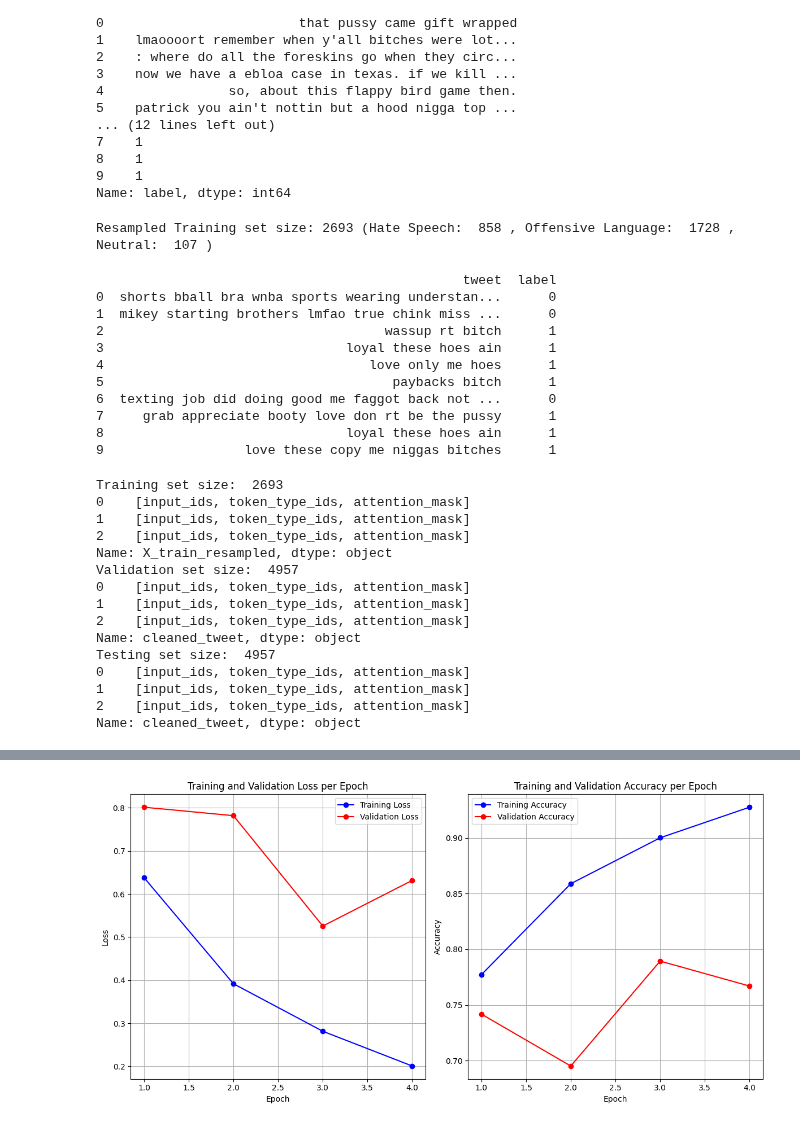
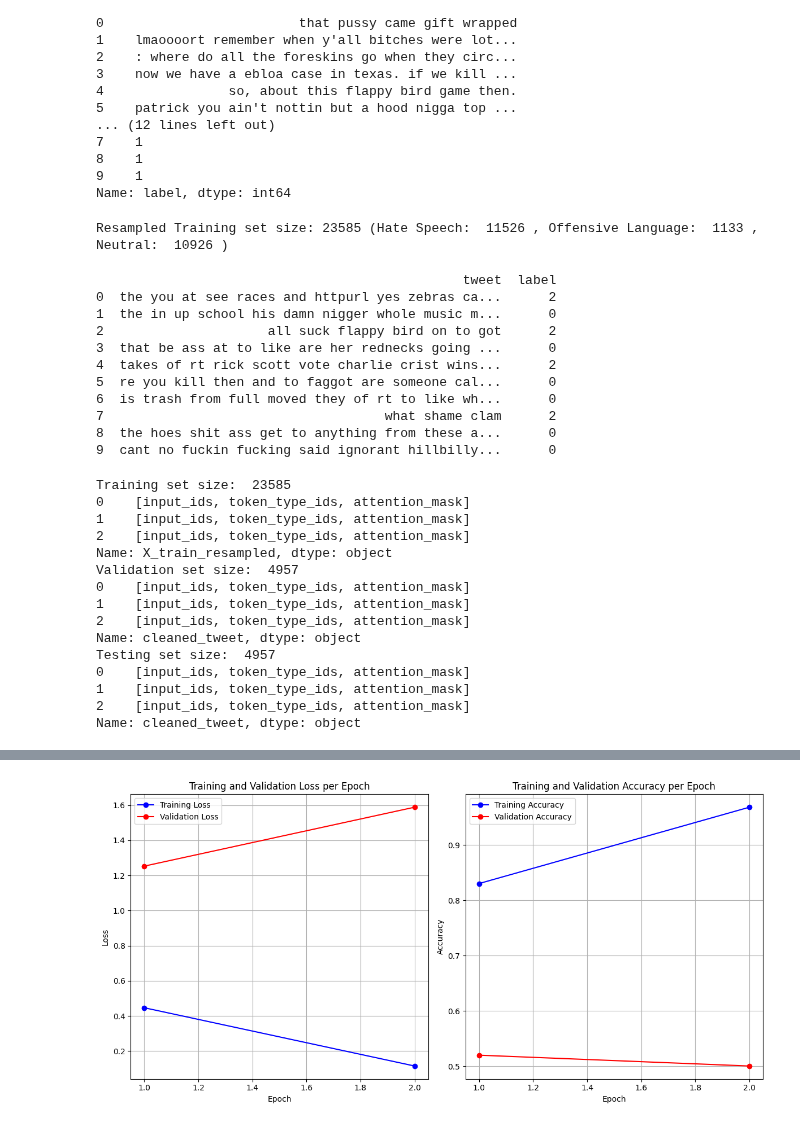
Before and after one commit to wh476/ML4Health, a Jupyter notebook: BERTweet_multiclass.ipynb, the cells around one changed output, grey strips where cells are left out. Saved outputs shown, nothing was run; the diff lists cells and outputs as text; code cells hidden in the pictures.

```diff
--- a/BERTweet_multiclass.ipynb
+++ b/BERTweet_multiclass.ipynb
@@ -138,25 +138,29 @@ tfidf_vectorizer = TfidfVectorizer(max_features=10000)
 # Fit TF-IDF vectorizer on the training data
 X_train_tfidf = tfidf_vectorizer.fit_transform(X_train)
 
+# Apply SMOTE to balance the dataset
+# smote = SMOTE(random_state=42, sampling_strategy='auto', k_neighbors=5)
+# X_train_smote, y_train_resampled = smote.fit_resample(X_train_tfidf, y_train)
+# print("Resampled Training set size:", X_train_smote.shape[0], "(Hate Speech: ", sum(y_train_resampled == 0), ", Offensive Language: ", sum(y_train_resampled == 1), ", Neutral: ", sum(y_train_resampled == 2), ")")
+
 # Apply ENN to balance the dataset
-enn = EditedNearestNeighbours(kind_sel='mode', n_neighbors=5)
-X_train_enn, y_train_resampled = enn.fit_resample(X_train_tfidf, y_train)
+# enn = EditedNearestNeighbours(kind_sel='mode', n_neighbors=2)
+# X_train_enn, y_train_resampled = enn.fit_resample(X_train_tfidf, y_train)
+# print("Resampled Training set size:", X_train_enn.shape[0], "(Hate Speech: ", sum(y_train_resampled == 0), ", Offensive Language: ", sum(y_train_resampled == 1), ", Neutral: ", sum(y_train_resampled == 2), ")")
 
 # Apply SMOTEENN to balance the dataset
-# smote_enn = SMOTEENN(random_state=42,
-#                      n_jobs=-1,
-#                      sampling_strategy='auto',
-#                      smote=SMOTE(sampling_strategy='auto', k_neighbors=5),
-#                      enn=EditedNearestNeighbours(kind_sel='mode', n_neighbors=3))
-# X_train_smote_enn, y_train_resampled = smote_enn.fit_resample(X_train_tfidf, y_train)
-
-# Print the sizes of resampled training set
-print("Resampled Training set size:", X_train_enn.shape[0], "(Hate Speech: ", sum(y_train_resampled == 0), ", Offensive Language: ", sum(y_train_resampled == 1), ", Neutral: ", sum(y_train_resampled == 2), ")")
+smote_enn = SMOTEENN(random_state=42,
+                     n_jobs=-1,
+                     sampling_strategy='auto',
+                     smote=SMOTE(sampling_strategy='auto', k_neighbors=5),
+                     enn=EditedNearestNeighbours(kind_sel='mode', n_neighbors=3))
+X_train_smote_enn, y_train_resampled = smote_enn.fit_resample(X_train_tfidf, y_train)
+print("Resampled Training set size:", X_train_smote_enn.shape[0], "(Hate Speech: ", sum(y_train_resampled == 0), ", Offensive Language: ", sum(y_train_resampled == 1), ", Neutral: ", sum(y_train_resampled == 2), ")")
 # %% [output]
-Resampled Training set size: 2693 (Hate Speech:  858 , Offensive Language:  1728 , Neutral:  107 )
+Resampled Training set size: 23585 (Hate Speech:  11526 , Offensive Language:  1133 , Neutral:  10926 )
 # %%
 # Convert TF-IDF transformed data back to text
-X_train_resampled_text = tfidf_vectorizer.inverse_transform(X_train_enn)
+X_train_resampled_text = tfidf_vectorizer.inverse_transform(X_train_smote_enn)
 
 # Concatenate the tokens to form sentences
 X_train_resampled_text = [' '.join(tokens) for tokens in X_train_resampled_text]
@@ -171,16 +175,16 @@ tokenized_resampled_train = tokenized_resampled_train.sample(frac=1).reset_index
 print(tokenized_resampled_train.head(10))
 # %% [output]
                                                tweet  label
-0  shorts bball bra wnba sports wearing understan...      0
-1  mikey starting brothers lmfao true chink miss ...      0
-2                                    wassup rt bitch      1
-3                               loyal these hoes ain      1
-4                                  love only me hoes      1
-5                                     paybacks bitch      1
-6  texting job did doing good me faggot back not ...      0
-7     grab appreciate booty love don rt be the pussy      1
-8                               loyal these hoes ain      1
-9                  love these copy me niggas bitches      1
+0  the you at see races and httpurl yes zebras ca...      2
+1  the in up school his damn nigger whole music m...      0
+2                     all suck flappy bird on to got      2
+3  that be ass at to like are her rednecks going ...      0
+4  takes of rt rick scott vote charlie crist wins...      2
+5  re you kill then and to faggot are someone cal...      0
+6  is trash from full moved they of rt to like wh...      0
+7                                    what shame clam      2
+8  the hoes shit ass get to anything from these a...      0
+9  cant no fuckin fucking said ignorant hillbilly...      0
 # %%
 def tokenize_data(text):
     return tokenizer(
@@ -202,7 +206,7 @@ tokenized_test = X_test.apply(tokenize_data)
 print("Testing set size: ", len(tokenized_test))
 print(tokenized_test.head(3))
 # %% [output]
-Training set size:  2693
+Training set size:  23585
 0    [input_ids, token_type_ids, attention_mask]
 1    [input_ids, token_type_ids, attention_mask]
 2    [input_ids, token_type_ids, attention_mask]
@@ -224,7 +228,7 @@ attention_masks_train = torch.cat([tokenized_train[i]['attention_mask'] for i in
 labels_train = torch.tensor(y_train_resampled.values)
 
 dataset_train = TensorDataset(input_ids_train, attention_masks_train, labels_train)
-dataloader_train = DataLoader(dataset_train, batch_size=16, shuffle=True)
+dataloader_train = DataLoader(dataset_train, batch_size=128, shuffle=True)
 
 # Create DataLoader for validation set
 input_ids_val = torch.cat([tokenized_val[i]['input_ids'] for i in range(len(tokenized_val))], dim=0)
@@ -360,8 +364,8 @@ for epoch in range(num_epochs):
 # Save the trained model (This method is specific to the transformers library and is designed for saving transformer-based models.)
 # It saves the model in a format that includes the architecture, parameters, and additional information specific to the transformers library.
 # It provides a higher-level abstraction that is specific to transformer models and allows for easily loading the model using AutoModelForSequenceClassification.from_pretrained later.
-model.save_pretrained("./model/BERTweet model_multiclass_v3")
-tokenizer.save_pretrained("./model/BERTweet model_multiclass_v3")
+model.save_pretrained("./model/BERTweet model_multiclass_v6")
+tokenizer.save_pretrained("./model/BERTweet model_multiclass_v6")
 
 executed_epochs = len(loss_per_epoch['train'])
 
@@ -403,4 +403,4 @@ No improvement in validation loss for 4 epochs. Stopping training.
-[figure, old version]
+[figure, new version]
 # %%
 # trained model
 # lr = 5e-5
```
Also changed, not shown: parts of 3 cells of this notebook.
